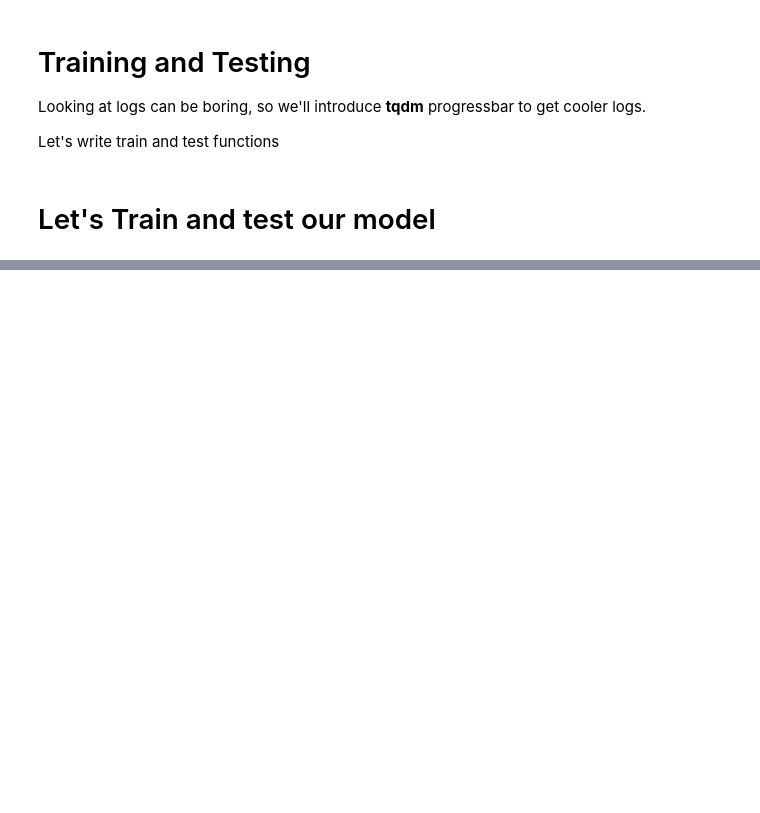
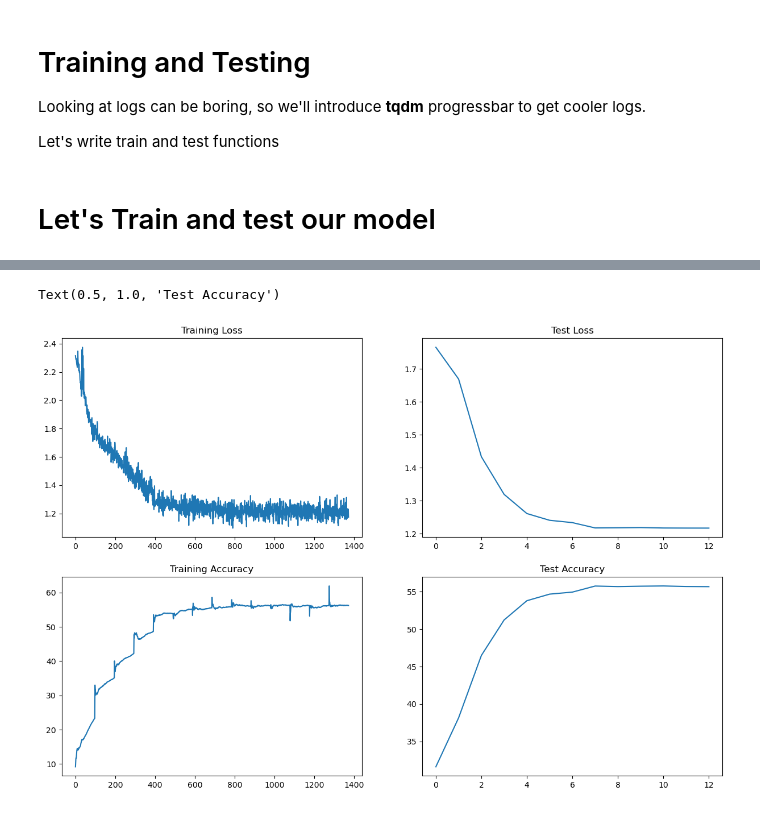
Before and after one commit to venkyyuvy/image_classifier, a Jupyter notebook: S8/group_normalization.ipynb, the cells around one changed output, grey strips where cells are left out. Saved outputs shown, nothing was run; the diff lists cells and outputs as text; code cells hidden in the pictures; blank space fills up the shorter version.

```diff
--- a/S8/group_normalization.ipynb
+++ b/S8/group_normalization.ipynb
@@ -30,21 +15,28 @@ We first start with defining our data transformations. We need to think what our
 train_transforms = transforms.Compose([
                                        transforms.RandomRotation((-7.0, 7.0), fill=([1, 1, 1,])),
                                        transforms.ToTensor(),
-                                       transforms.Normalize((0.1307,), (0.3081,))
-                                       ])
+                                       transforms.Normalize(
+                                        (0.4914, 0.4822, 0.4465),
+                                        (0.2470, 0.2435, 0.2616)
+                                       )
+])
 
 # Test Phase transformations
 test_transforms = transforms.Compose([
                                        transforms.ToTensor(),
-                                       transforms.Normalize((0.1307,), (0.3081,))
-                                       ])
+                                       transforms.Normalize(
+                                        (0.4914, 0.4822, 0.4465),
+                                        (0.2470, 0.2435, 0.2616)
+                                       )
+
+])
 # %% [markdown]
 # Dataset and Creating Train/Test Split
 # %%
 train_data = datasets.CIFAR10('./data', train=True, download=True, transform=train_transforms)
 test_data = datasets.CIFAR10('./data', train=False, download=True, transform=test_transforms)
 
-batch_size=256
+batch_size=512
 kwargs = {
     'batch_size': batch_size,
     'shuffle': True,
@@ -60,18 +52,13 @@ Files already downloaded and verified
 # %%
 def get_layer(layer_type, in_channel=None, out_channel=None,
               dropout_value=0.05):
-    norm_map = {'batch': nn.BatchNorm2d,
-     'layer': nn.LayerNorm(batch_size),
-     'group': nn.GroupNorm} #norm_layer(4, out_channel),
-
-    # norm_layer = norm_map[norm]
     if layer_type == 'C':
         return nn.Sequential(
             nn.Conv2d(in_channels=in_channel,
                       out_channels=out_channel,
                       kernel_size=(3, 3), padding=1, bias=False),
             nn.ReLU(),
-            nn.GroupNorm(4, out_channel),
+            nn.GroupNorm(2, out_channel),
             nn.Dropout(dropout_value)
         )
     elif layer_type == 'c':
@@ -209,3 +186,9 @@ EPOCH: 13
+# %%
+from model import plot_loss_n_acc
+plot_loss_n_acc()
+# %% [output]
+Text(0.5, 1.0, 'Test Accuracy')
+[figure, added]
 # %%
 import pandas as pd
 results_df = []
```
Also changed, not shown: parts of 8 cells of this notebook, 4 other files.
